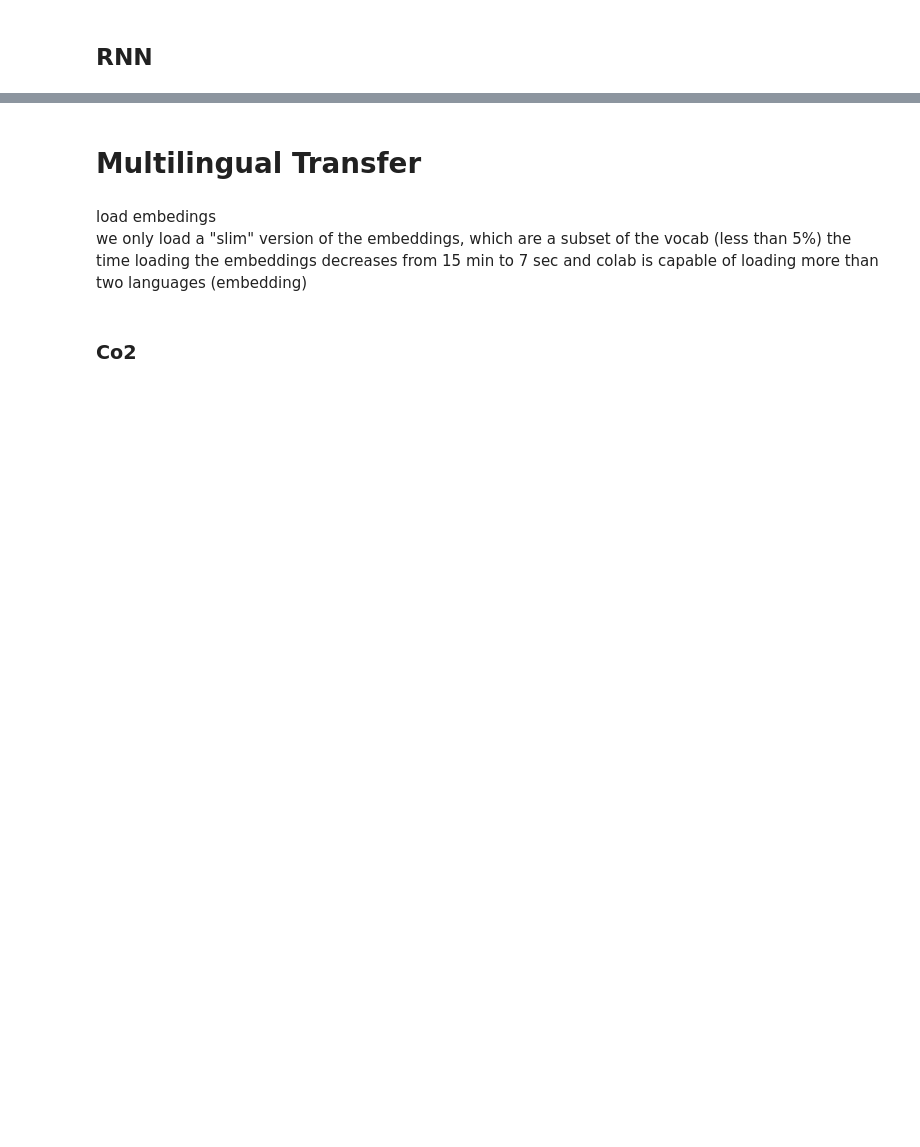
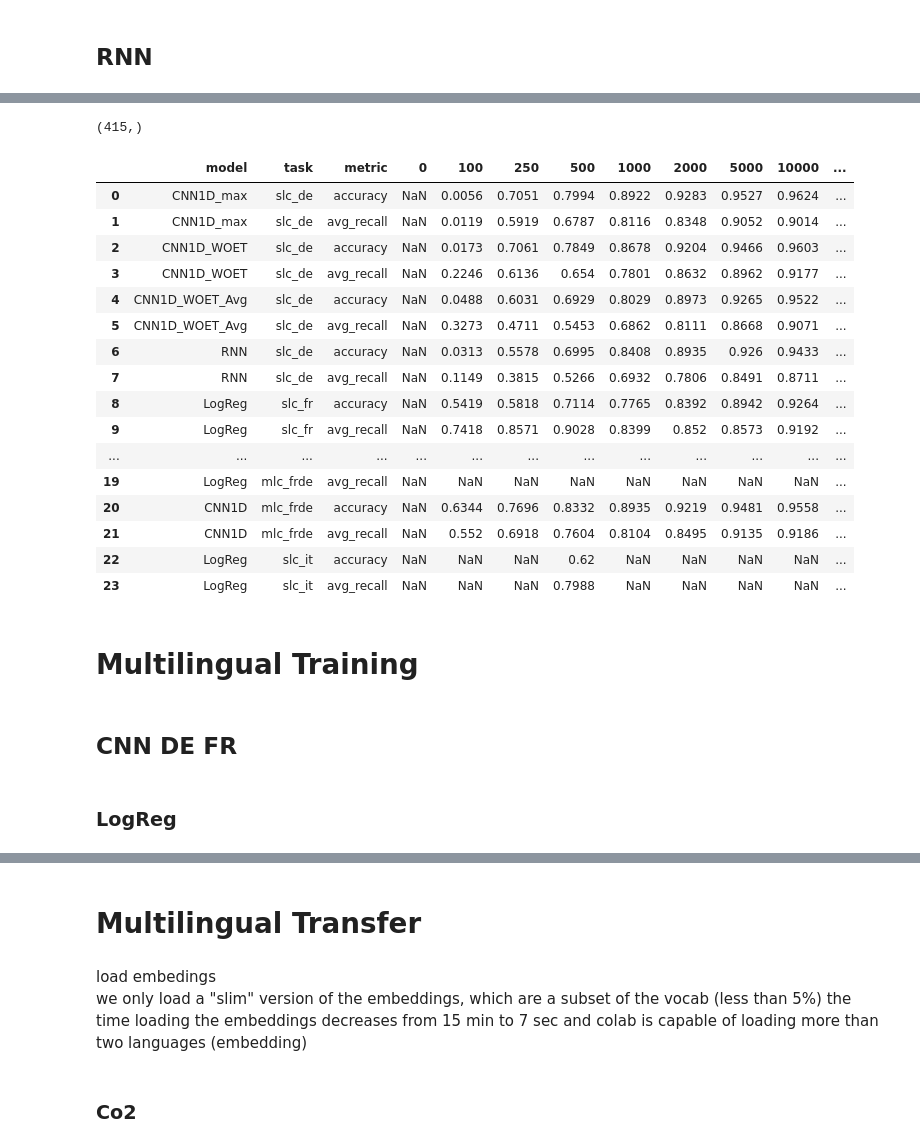
Before and after one commit to ELehmann91/Thesis_Multilingual_Transferlearning, a Jupyter notebook: Results_Thesis.ipynb, the cells around one changed output, grey strips where cells are left out. Cells and saved outputs as stored; diff of their text form; code cells hidden in the pictures; blank space fills up the shorter version.

```diff
--- a/Results_Thesis.ipynb
+++ b/Results_Thesis.ipynb
@@ -341,2 +396,5 @@ embedding_matrix_de_fr = get_embed_matrix(combine_embed,tokenizer_de_fr,vocab_si
 # %% [markdown]
 # Single Language Classifier German
+# %%
+df_results = pd.DataFrame(columns=['model','task','metric','0','100','250','500','1000','2000','5000','10000','15000','25000'])
+df_results
@@ -627,0 +1364,13 @@ for obs in [100,250,500,1000,2000,5000]:
+# %%
+task = 'slc_fr'
+model = 'CNN1D'
+metrics = ['accuracy','avg_recall']
+
+for m in metrics:
+    if len(df_results[(df_results['model']==model) & (df_results['task']==task)& (df_results['metric']==m)])==0:
+        df_results = df_results.append({'model': model,'task':task,'metric':m}, ignore_index=True)
+
+for obs in tqdm([100,250,500,1000,2000,5000,10000,15000]):
+     run_CNN(X_train_pad_fr,y_train_enc_fr,X_val_pad_fr,y_val_enc_fr,X_test_pad_fr,y_test_fr,class_weight_dict_fr,obs)
+
+df_results[(df_results['model']==model) & (df_results['task']==task)]
@@ -636,0 +1522,13 @@ run_CNN_best(X_train_pad_fr,y_train_enc_fr,X_val_pad_fr,y_val_enc_fr,X_test_pad_
+# %%
+task = 'slc_fr'
+model = 'RNN'
+metrics = ['accuracy','avg_recall']
+
+for m in metrics:
+    if len(df_results[(df_results['model']==model) & (df_results['task']==task)& (df_results['metric']==m)])==0:
+        df_results = df_results.append({'model': model,'task':task,'metric':m}, ignore_index=True)
+
+for obs in tqdm([100,250,500,1000,2000,5000,10000,15000]):
+     run_RNN(X_train_pad_fr,y_train_enc_fr,X_val_pad_fr,y_val_enc_fr,X_test_pad_fr,y_test_fr,class_weight_dict_fr,obs)
+
+df_results[(df_results['model']==model) & (df_results['task']==task)]
@@ -636,0 +1677,39 @@ run_CNN_best(X_train_pad_fr,y_train_enc_fr,X_val_pad_fr,y_val_enc_fr,X_test_pad_
+# %%
+X_it.shape
+# %% [output]
+(415,)
+# %%
+task = 'slc_it'
+model = 'LogReg'
+metrics = ['accuracy','avg_recall']
+
+for m in metrics:
+    df_results = df_results.append({'model': model,'task':task,'metric':m}, ignore_index=True)
+
+tf_idf_log_reg(X_it[:365],y_it[:365],X_it[365:],y_it[365:],500)
+# %%
+df_results
+# %% [output]
+|  | model | task | metric | 0 | 100 | 250 | 500 | 1000 | 2000 | 5000 | 10000 | ... |
+| 0 | CNN1D_max | slc_de | accuracy | NaN | 0.0056 | 0.7051 | 0.7994 | 0.8922 | 0.9283 | 0.9527 | 0.9624 | ... |
+| 1 | CNN1D_max | slc_de | avg_recall | NaN | 0.0119 | 0.5919 | 0.6787 | 0.8116 | 0.8348 | 0.9052 | 0.9014 | ... |
+| 2 | CNN1D_WOET | slc_de | accuracy | NaN | 0.0173 | 0.7061 | 0.7849 | 0.8678 | 0.9204 | 0.9466 | 0.9603 | ... |
+| 3 | CNN1D_WOET | slc_de | avg_recall | NaN | 0.2246 | 0.6136 | 0.654 | 0.7801 | 0.8632 | 0.8962 | 0.9177 | ... |
+| 4 | CNN1D_WOET_Avg | slc_de | accuracy | NaN | 0.0488 | 0.6031 | 0.6929 | 0.8029 | 0.8973 | 0.9265 | 0.9522 | ... |
+| 5 | CNN1D_WOET_Avg | slc_de | avg_recall | NaN | 0.3273 | 0.4711 | 0.5453 | 0.6862 | 0.8111 | 0.8668 | 0.9071 | ... |
+| 6 | RNN | slc_de | accuracy | NaN | 0.0313 | 0.5578 | 0.6995 | 0.8408 | 0.8935 | 0.926 | 0.9433 | ... |
+| 7 | RNN | slc_de | avg_recall | NaN | 0.1149 | 0.3815 | 0.5266 | 0.6932 | 0.7806 | 0.8491 | 0.8711 | ... |
+| 8 | LogReg | slc_fr | accuracy | NaN | 0.5419 | 0.5818 | 0.7114 | 0.7765 | 0.8392 | 0.8942 | 0.9264 | ... |
+| 9 | LogReg | slc_fr | avg_recall | NaN | 0.7418 | 0.8571 | 0.9028 | 0.8399 | 0.852 | 0.8573 | 0.9192 | ... |
+| ... | ... | ... | ... | ... | ... | ... | ... | ... | ... | ... | ... | ... |
+| 19 | LogReg | mlc_frde | avg_recall | NaN | NaN | NaN | NaN | NaN | NaN | NaN | NaN | ... |
+| 20 | CNN1D | mlc_frde | accuracy | NaN | 0.6344 | 0.7696 | 0.8332 | 0.8935 | 0.9219 | 0.9481 | 0.9558 | ... |
+| 21 | CNN1D | mlc_frde | avg_recall | NaN | 0.552 | 0.6918 | 0.7604 | 0.8104 | 0.8495 | 0.9135 | 0.9186 | ... |
+| 22 | LogReg | slc_it | accuracy | NaN | NaN | NaN | 0.62 | NaN | NaN | NaN | NaN | ... |
+| 23 | LogReg | slc_it | avg_recall | NaN | NaN | NaN | 0.7988 | NaN | NaN | NaN | NaN | ... |
+# %% [markdown]
+# Multilingual Training
+# %% [markdown]
+## CNN DE FR
+# %% [markdown]
+### LogReg
```
Also changed, not shown: parts of 167 cells of this notebook.
